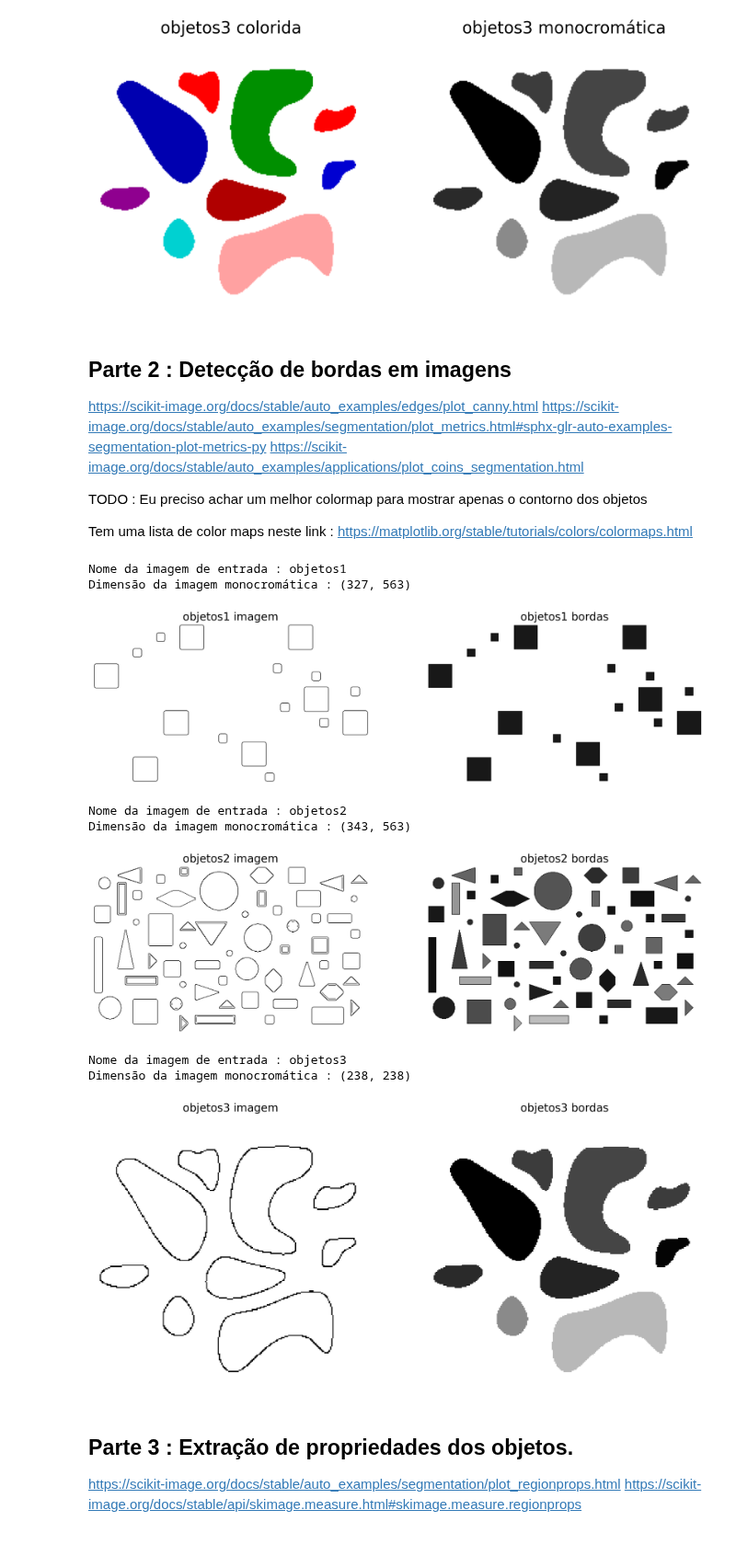
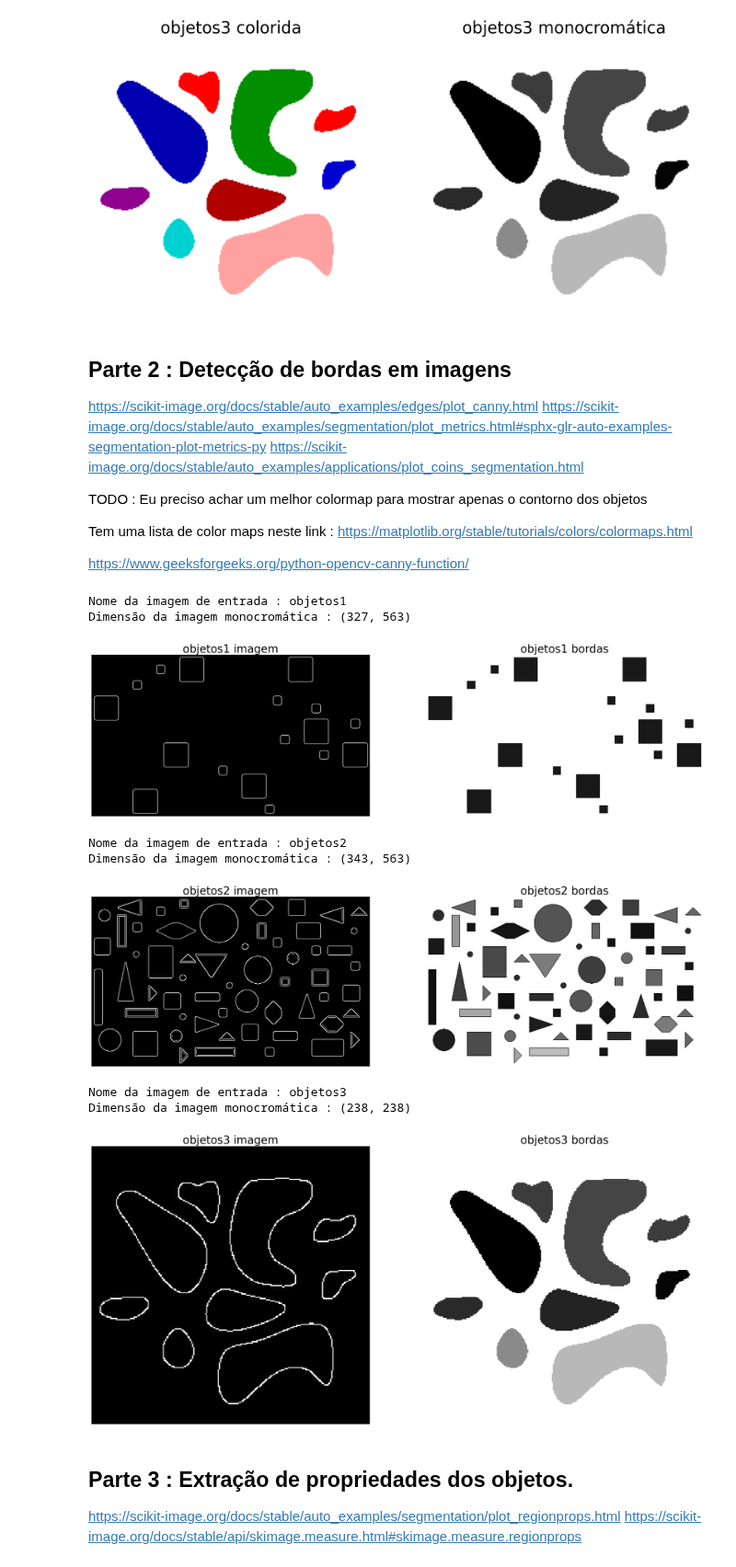
Before and after one commit to borin98/Introdu-o-ao-Processamento-de-Imagem-Digital, a Jupyter notebook: Trabalhos/Trabalho 4/Trabalho4Script.ipynb, the cells around one changed output. Shown at 92% size. Saved outputs shown, nothing was run; the diff lists cells and outputs as text; code cells hidden in the pictures.

Commit message:
Este commit contém mais avanço até a parte 1.3 do relatório. Ainda preciso ver um melhor jeito de fazer uma distribuição melhor na frequência do histograma.

```diff
--- a/Trabalhos/Trabalho 4/Trabalho4Script.ipynb
+++ b/Trabalhos/Trabalho 4/Trabalho4Script.ipynb
@@ -214,38 +214,48 @@ https://scikit-image.org/docs/stable/auto_examples/applications/plot_coins_segme
 
 TODO : Eu preciso achar um melhor colormap para mostrar apenas o contorno dos objetos
 
-Tem  uma lista de color maps neste link : https://matplotlib.org/stable/tutorials/colors/colormaps.html
+Tem uma lista de color maps neste link : https://matplotlib.org/stable/tutorials/colors/colormaps.html
+
+https://www.geeksforgeeks.org/python-opencv-canny-function/
 # %%
 from skimage.feature import canny
 
 for gray_img, image_name in zip(gray_images, image_files_path):
     # Manipulação da string para se obter o nome do arquivo de imagem
     img_name = image_name.split("/")[-1].split(".")[0]
 
     print("Nome da imagem de entrada : {}".format(img_name))
     print("Dimensão da imagem monocromática : {}".format(gray_img.shape))
 
+    t_lower = 100  # Lower Threshold
+    t_upper = 200  # Upper threshold
+    aperture_size = 5  # Aperture size
+    L2Gradient = True  # Boolean
+
     # Subtraindo por 1 para deixar o fundo branco e as bordas dos objetos com preto
-    image_edges = 1 - canny(gray_img).astype(np.uint8)
+    image_edges = canny(gray_img).astype(np.uint8)
+    # image_edges = cv2.Canny(gray_img, t_lower, t_upper,
+    #                        apertureSize=aperture_size,
+    #                        L2gradient=L2Gradient)
 
     plot_figures_in_line(image_edges, gray_img, title1="{} imagem".format(img_name),
                          title2="{} bordas".format(img_name),
                          save_dir="ResultadoImagens/Contorno/",
                          save_fig="{}Contorno.png".format(img_name),
                          first_cmap="gray",
                          second_cmap="gray",
                          figsize=(25, 25),
                          fontsize_title=25)
 # %% [output]
 Nome da imagem de entrada : objetos1
 Dimensão da imagem monocromática : (327, 563)
-[figure, old version]
+[figure, new version]
 Nome da imagem de entrada : objetos2
 Dimensão da imagem monocromática : (343, 563)
-[figure, old version]
+[figure, new version]
 Nome da imagem de entrada : objetos3
 Dimensão da imagem monocromática : (238, 238)
-[figure, old version]
+[figure, new version]
 # %% [markdown]
 ## Parte 3 : Extração de propriedades dos objetos.
 https://scikit-image.org/docs/stable/auto_examples/segmentation/plot_regionprops.html
```
Also changed, not shown: parts of 1 cell of this notebook, 3 other files.
